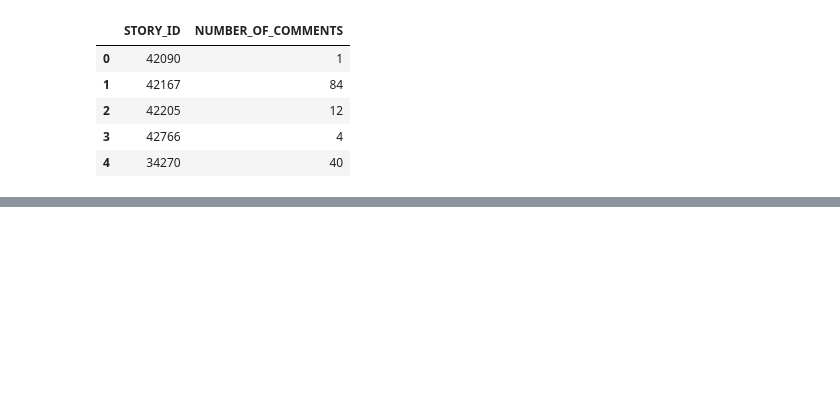
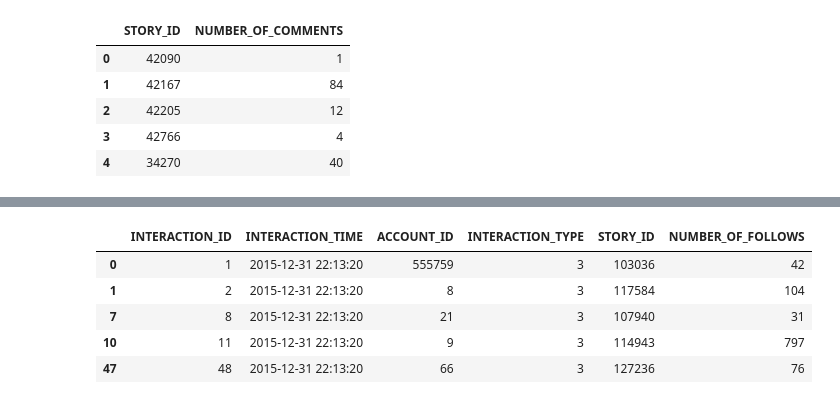
Before and after one commit to denizguzel95/sweek2019-group-2, a Jupyter notebook: Data engineering.ipynb, the cells around one changed output, grey strips where cells are left out. Cells and saved outputs as stored; diff of their text form; code cells hidden in the pictures; blank space fills up the shorter version.

```diff
--- a/Data engineering.ipynb
+++ b/Data engineering.ipynb
@@ -346,0 +356,7 @@ Sweek.head()
+# %%
+# Interactions, create sum columns for both types of interaction
+tempLikes = interactions[interactions['INTERACTION_TYPE'] == 2]
+tempFollows = interactions[interactions['INTERACTION_TYPE'] == 3]
+# %%
+tempLikes['NUMBER_OF_LIKES'] = tempLikes.groupby('STORY_ID')['STORY_ID'].transform('count')
+tempFollows['NUMBER_OF_FOLLOWS'] = tempFollows.groupby('STORY_ID')['STORY_ID'].transform('count')
@@ -346,0 +373,12 @@ Sweek.head()
+# %%
+tempLikes = tempLikes.drop_duplicates(subset='STORY_ID')
+tempFollows = tempFollows.drop_duplicates(subset='STORY_ID')
+# %%
+tempFollows.head()
+# %% [output]
+|  | INTERACTION_ID | INTERACTION_TIME | ACCOUNT_ID | INTERACTION_TYPE | STORY_ID | NUMBER_OF_FOLLOWS |
+| 0 | 1 | 2015-12-31 22:13:20 | 555759 | 3 | 103036 | 42 |
+| 1 | 2 | 2015-12-31 22:13:20 | 8 | 3 | 117584 | 104 |
+| 7 | 8 | 2015-12-31 22:13:20 | 21 | 3 | 107940 | 31 |
+| 10 | 11 | 2015-12-31 22:13:20 | 9 | 3 | 114943 | 797 |
+| 47 | 48 | 2015-12-31 22:13:20 | 66 | 3 | 127236 | 76 |
```
Also changed, not shown: parts of 12 cells of this notebook.
